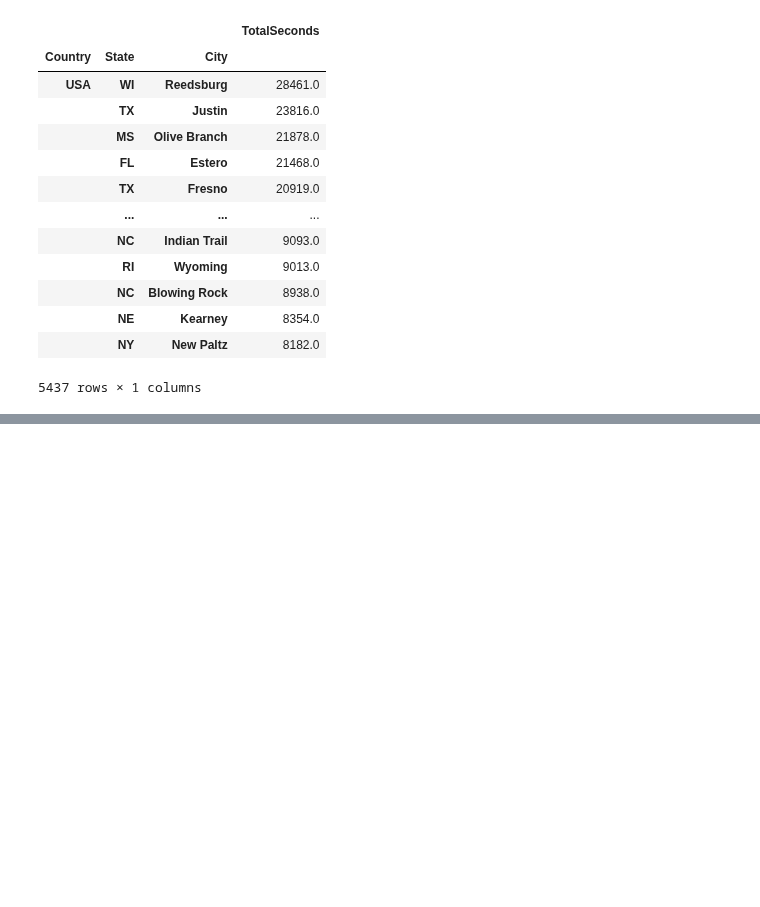
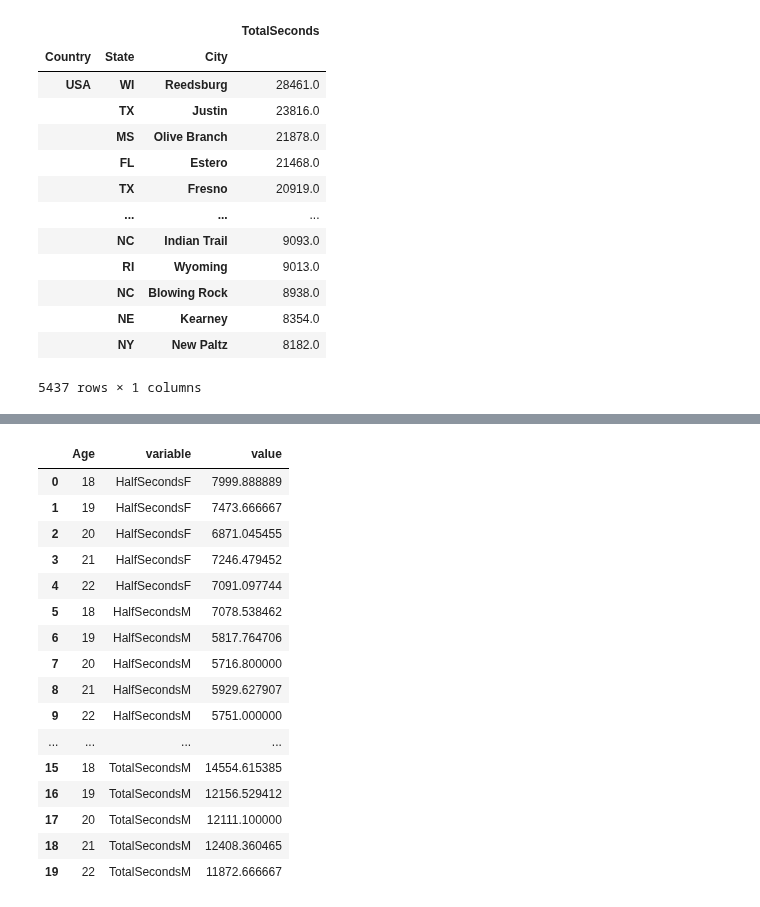
Before and after one commit to Byienio/Pandas_pg, a Jupyter notebook: MultiIndexAndPivotTables.ipynb, the cells around one changed output, grey strips where cells are left out. Cells and saved outputs as stored; diff of their text form; code cells hidden in the pictures; blank space fills up the shorter version.

Commit message:
Melt

```diff
--- a/MultiIndexAndPivotTables.ipynb
+++ b/MultiIndexAndPivotTables.ipynb
@@ -617,0 +682,12 @@ df.pivot_table(index=['Country','State','City'],values='TotalSeconds',aggfunc='m
+# %%
+df = pd.read_csv('data/data/marathon_results_2016.csv', index_col='Bib',
+usecols=
+['Bib','40K','Half','Pace','Age','M/F','Country','State','City'])
+df['40K'] = df['40K'].apply(pd.to_timedelta, errors='coerce')
+df['Half'] = df['Half'].apply(pd.to_timedelta, errors='coerce')
+df = df[df['40K'].notna() & df['Half'].notna()]
+df['TotalSeconds'] = df['40K'].apply(lambda x: timedelta.total_seconds(x))
+df['HalfSeconds'] = df['Half'].apply(lambda x: timedelta.total_seconds(x))
+df = df.pivot_table(index="Age",columns="M/F",values=
+["HalfSeconds","TotalSeconds"]).head()
+df.head()
@@ -617,0 +703,5 @@ df.pivot_table(index=['Country','State','City'],values='TotalSeconds',aggfunc='m
+# %%
+df.reset_index(inplace=True)
+# %%
+df.columns = df.columns.to_flat_index().str.join('')
+df.head()
@@ -617,0 +715,20 @@ df.pivot_table(index=['Country','State','City'],values='TotalSeconds',aggfunc='m
+# %%
+df.melt(id_vars='Age')
+# %% [output]
+|  | Age | variable | value |
+| 0 | 18 | HalfSecondsF | 7999.888889 |
+| 1 | 19 | HalfSecondsF | 7473.666667 |
+| 2 | 20 | HalfSecondsF | 6871.045455 |
+| 3 | 21 | HalfSecondsF | 7246.479452 |
+| 4 | 22 | HalfSecondsF | 7091.097744 |
+| 5 | 18 | HalfSecondsM | 7078.538462 |
+| 6 | 19 | HalfSecondsM | 5817.764706 |
+| 7 | 20 | HalfSecondsM | 5716.800000 |
+| 8 | 21 | HalfSecondsM | 5929.627907 |
+| 9 | 22 | HalfSecondsM | 5751.000000 |
+| ... | ... | ... | ... |
+| 15 | 18 | TotalSecondsM | 14554.615385 |
+| 16 | 19 | TotalSecondsM | 12156.529412 |
+| 17 | 20 | TotalSecondsM | 12111.100000 |
+| 18 | 21 | TotalSecondsM | 12408.360465 |
+| 19 | 22 | TotalSecondsM | 11872.666667 |
```
Also changed, not shown: parts of 9 cells of this notebook.
